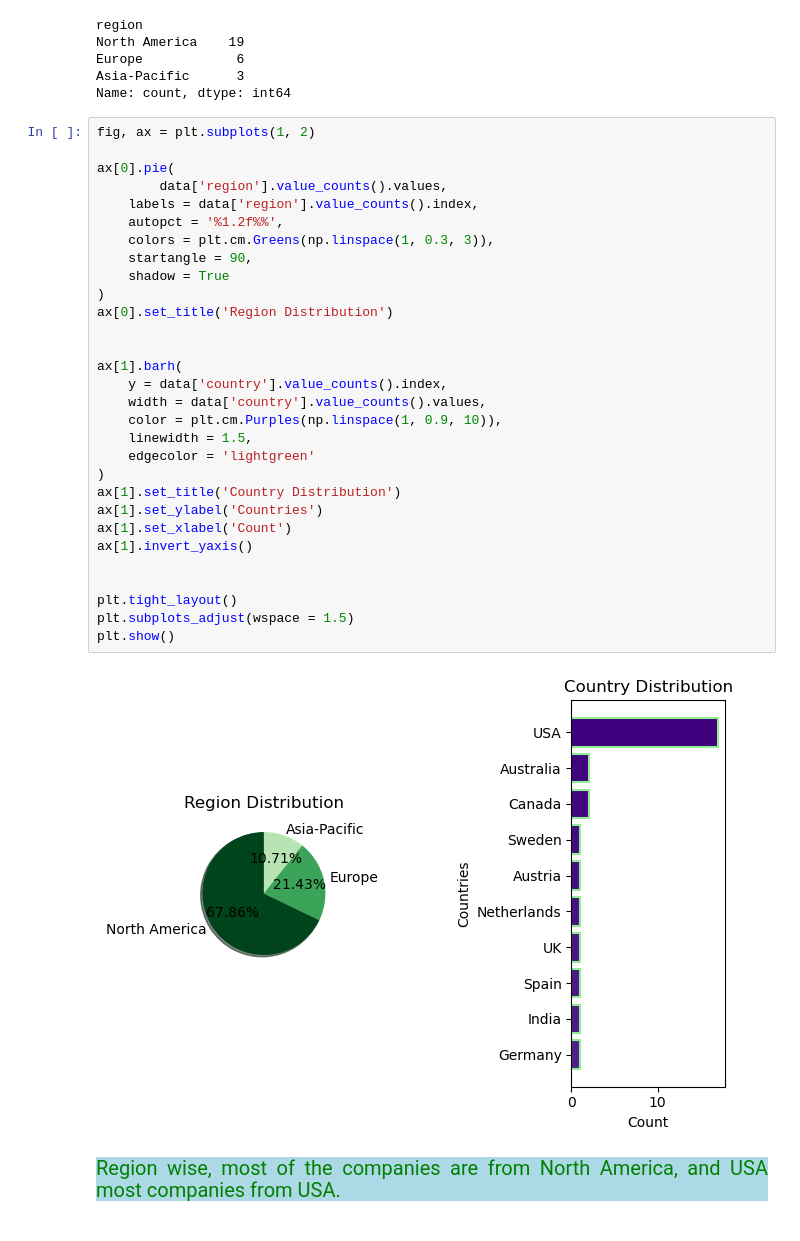
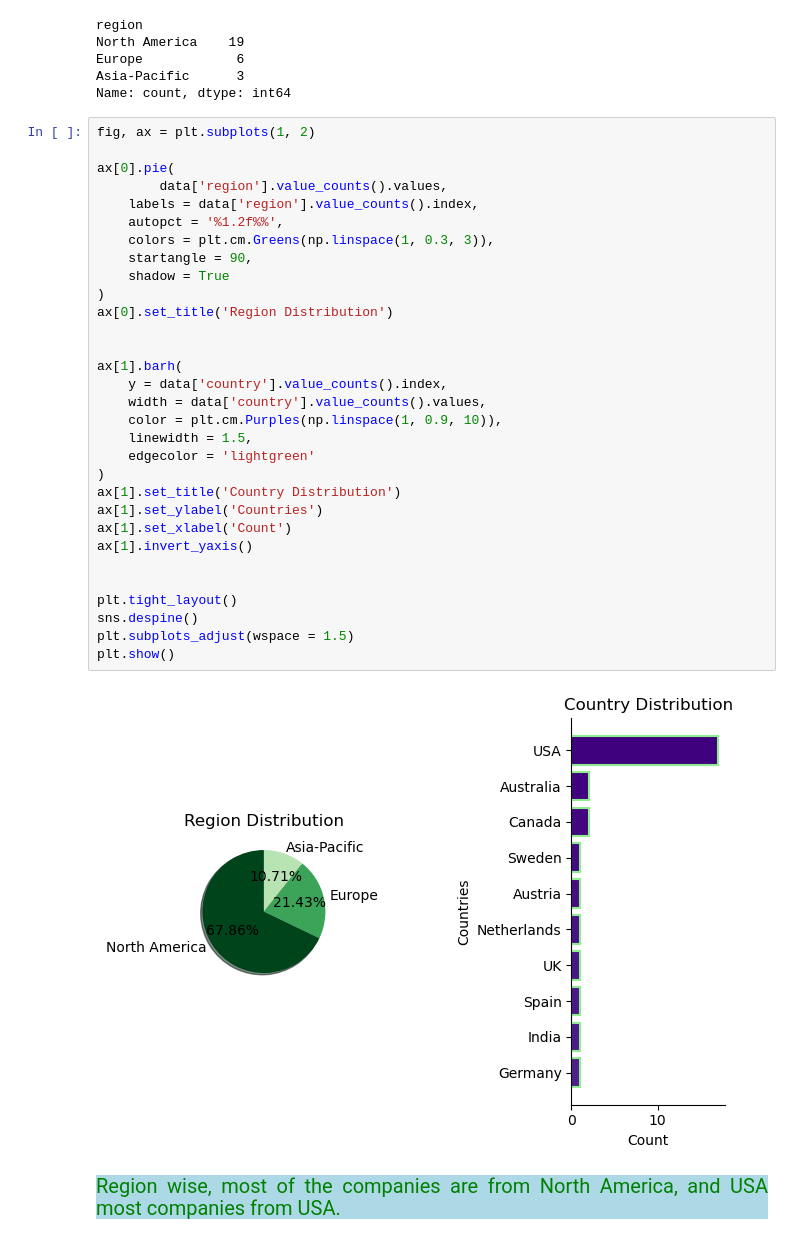
Before and after one commit to Kartika-Nidhi/DS_Projects, a Jupyter notebook: TechLayoffs2026Analysis.ipynb, the cells around one changed output. Saved outputs shown, nothing was run; the diff lists cells and outputs as text.

```diff
--- a/TechLayoffs2026Analysis.ipynb
+++ b/TechLayoffs2026Analysis.ipynb
@@ -177,34 +177,35 @@ Name: count, dtype: int64
 fig, ax = plt.subplots(1, 2)
 
 ax[0].pie(
         data['region'].value_counts().values,
     labels = data['region'].value_counts().index,
     autopct = '%1.2f%%',
     colors = plt.cm.Greens(np.linspace(1, 0.3, 3)),
     startangle = 90,
     shadow = True
 )
 ax[0].set_title('Region Distribution')
 
 
 ax[1].barh(
     y = data['country'].value_counts().index,
     width = data['country'].value_counts().values,
     color = plt.cm.Purples(np.linspace(1, 0.9, 10)),
     linewidth = 1.5,
     edgecolor = 'lightgreen'
 )
 ax[1].set_title('Country Distribution')
 ax[1].set_ylabel('Countries')
 ax[1].set_xlabel('Count')
 ax[1].invert_yaxis()
 
 
 plt.tight_layout()
+sns.despine()
 plt.subplots_adjust(wspace = 1.5)
 plt.show()
 # %% [output]
-[figure, old version]
+[figure, new version]
 # %% [markdown]
 <div style = "background-color:lightblue; color:green; font-size:20px; text-align:justify">Region wise, most of the companies are from North America, and USA most companies from USA.
 # %% [markdown]
```
Also changed, not shown: parts of 27 cells of this notebook.
